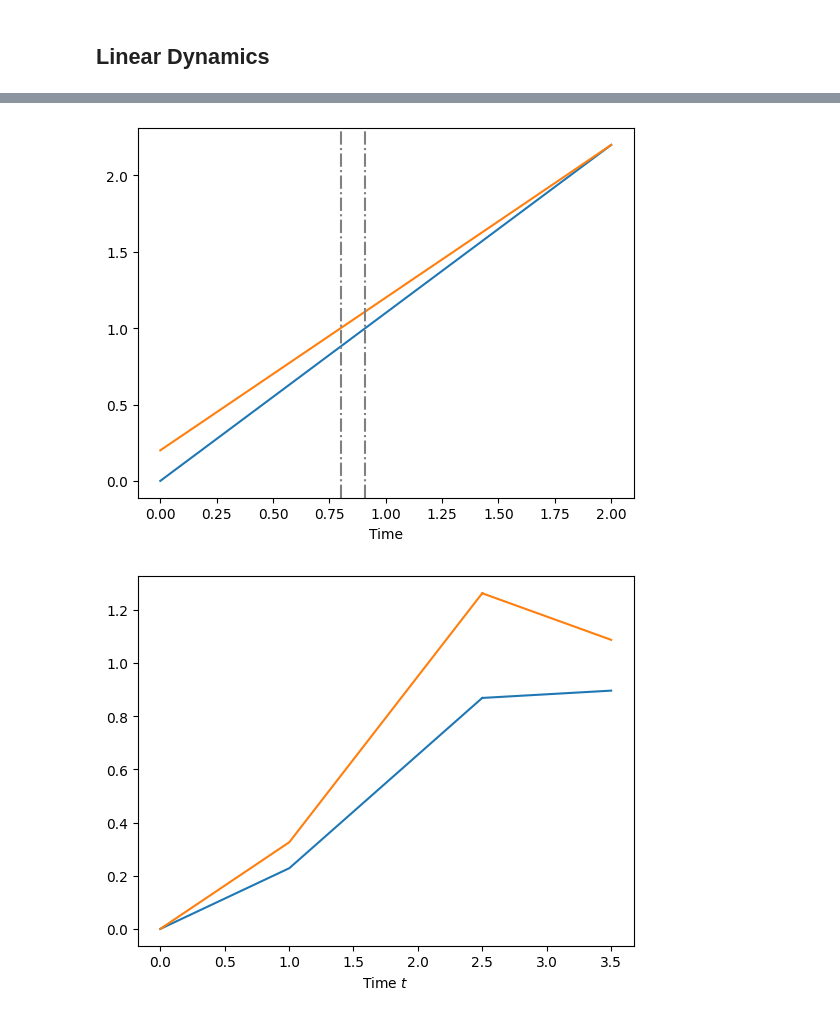
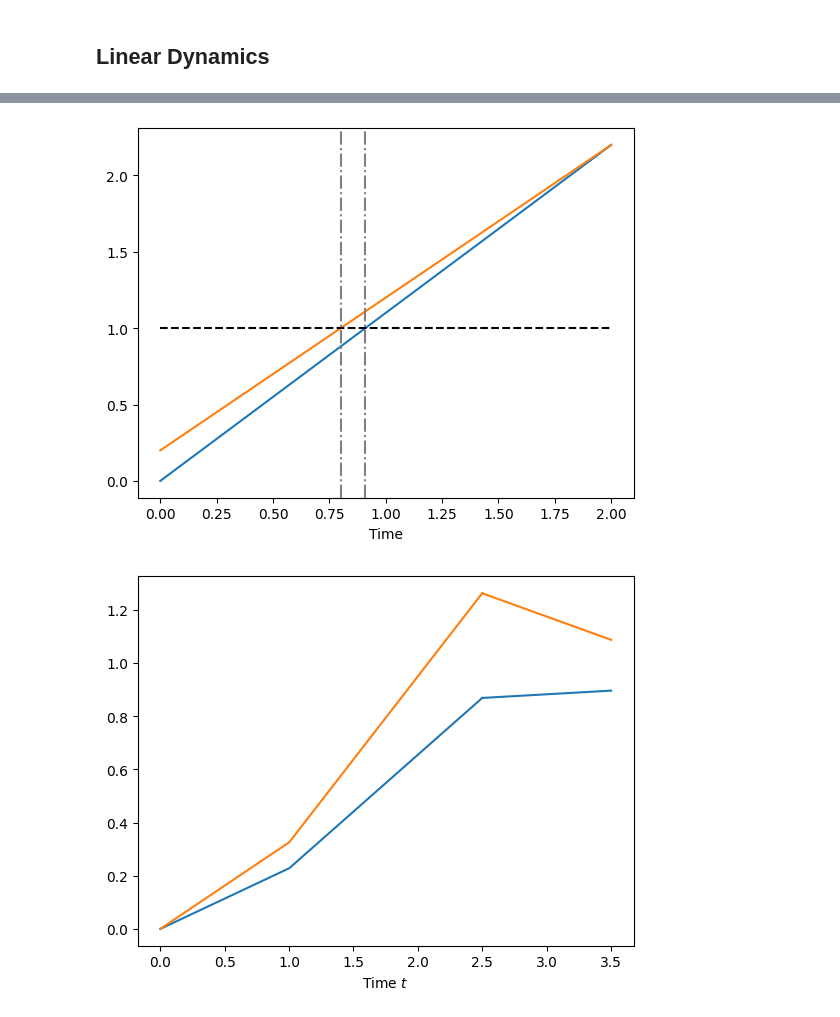
Before and after one commit to cpehle/njx, a Jupyter notebook: doc/notebooks/event_based_snn.ipynb, the cells around one changed output, grey strips where cells are left out. Saved outputs shown, nothing was run; the diff lists cells and outputs as text; code cells hidden in the pictures.

```diff
--- a/doc/notebooks/event_based_snn.ipynb
+++ b/doc/notebooks/event_based_snn.ipynb
@@ -55,24 +69,26 @@ def linear_solver(s: LinearState) -> np.ndarray:
     """
     return np.where(s.a > 0, (1 - s.x) / s.a, -1)
 # %%
-y0 = LinearState(np.array([0.0, 0.2]), np.array([1.1, 1.0]))
+y0 = LinearState(np.array([0.0, .2]), np.array([1.1, 1.0]))
 xs = np.arange(0, 2.0, 1e-4)
 
 dynamics = linear_dynamics
 batched_dynamics = jax.jit(jax.vmap(partial(dynamics, y0)))
 
 
 ys = batched_dynamics(xs)
 solver = linear_solver
 spike_times = solver(y0)
 
 plt.xlabel(r"Time")
 plt.plot(xs, ys.x)
 for spike_time in spike_times:
-    plt.axvline(spike_time, linestyle="-.", color="grey")
+    plt.axvline(spike_time, linestyle="-.", color='grey')
+
+plt.hlines(1, 0, 2, color='black', linestyles='dashed')
 plt.show()
 # %% [output]
-[figure, old version]
+[figure, new version]
 # %%
 def input_transition(fun, param):
     def transition(state, queue):
```
Also changed, not shown: parts of 12 cells of this notebook, 47 other files.
